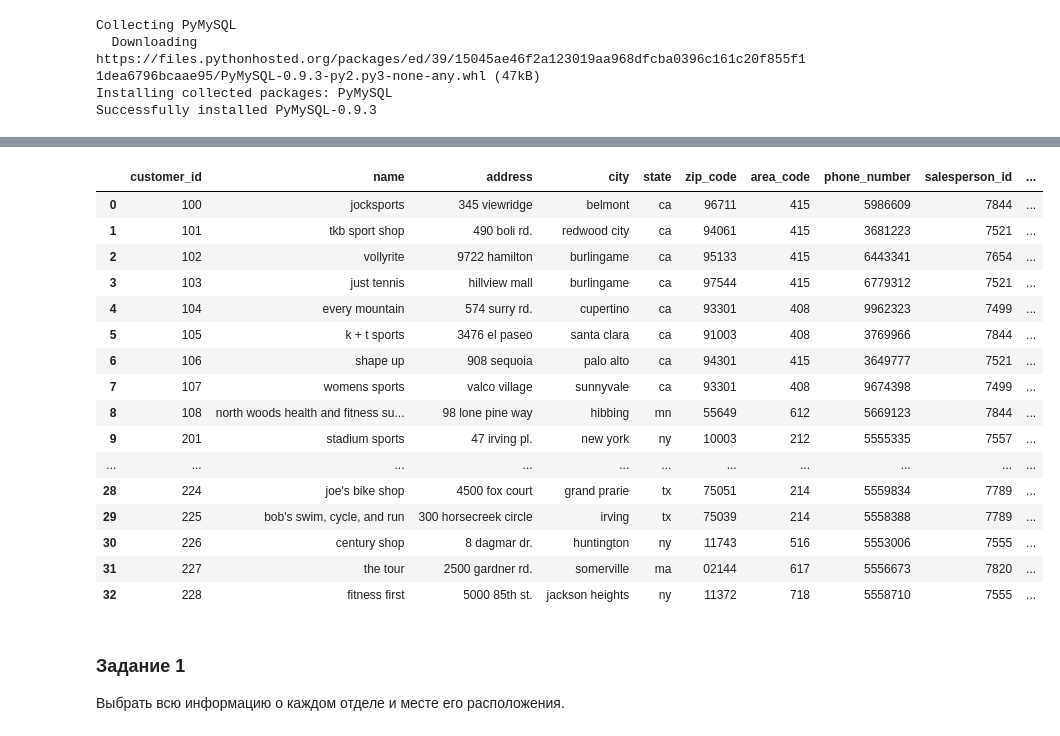
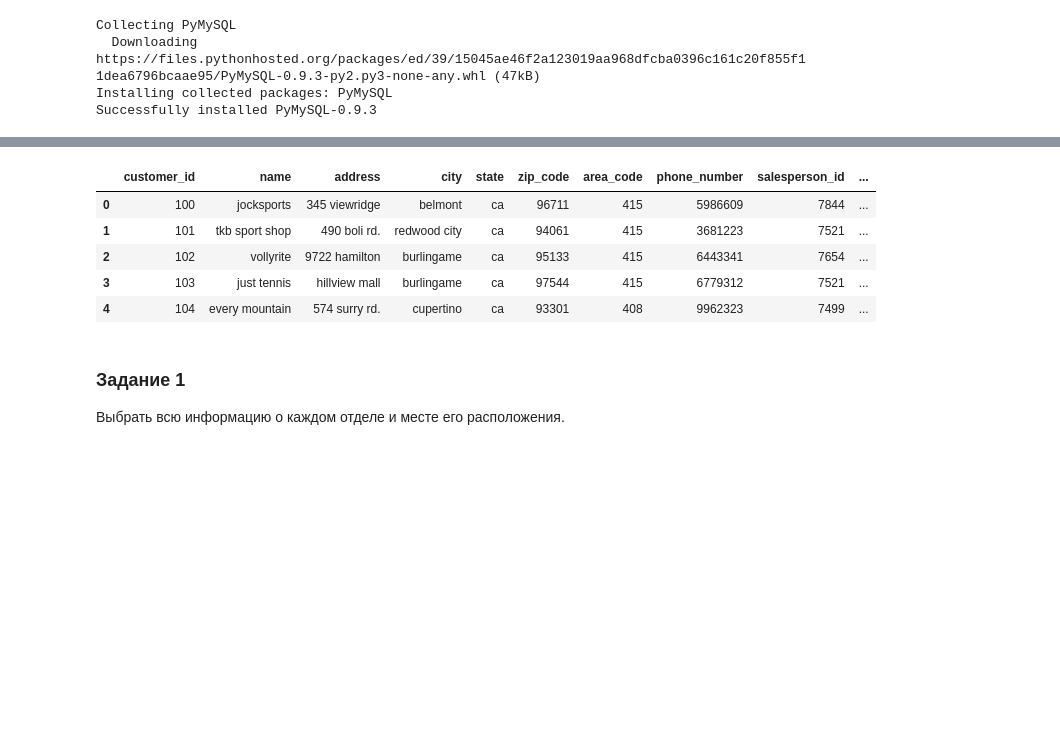
Before and after one commit to theysee/sberbank_reboot, a Jupyter notebook: Поток_3_Практика_к_занятию_5.ipynb, the cells around one changed output, grey strips where cells are left out. Drawn from its saved outputs; the diff is of its cells as text; code cells hidden in the pictures; blank space fills up the shorter version.

```diff
--- a/Поток_3_Практика_к_занятию_5.ipynb
+++ b/Поток_3_Практика_к_занятию_5.ipynb
@@ -31,30 +31,19 @@ import pandas as pd
 # доступны student-ы от 0 до 49
 
 DB_HOST = '89.223.95.235'
-DB_USER = 'student_10'
-DB_USER_PASSWORD = 'student_10'
+DB_USER = 'student_12'
+DB_USER_PASSWORD = 'student_12'
 DB_NAME = 'sample_db'
 # %%
 conn = pymysql.connect(DB_HOST, DB_USER, DB_USER_PASSWORD, DB_NAME)
-pd.read_sql_query("select * from customer", conn)
+pd.read_sql_query("select * from customer", conn).head()
 # %% [output]
 |  | customer_id | name | address | city | state | zip_code | area_code | phone_number | salesperson_id | ... |
 | 0 | 100 | jocksports | 345 viewridge | belmont | ca | 96711 | 415 | 5986609 | 7844 | ... |
 | 1 | 101 | tkb sport shop | 490 boli rd. | redwood city | ca | 94061 | 415 | 3681223 | 7521 | ... |
 | 2 | 102 | vollyrite | 9722 hamilton | burlingame | ca | 95133 | 415 | 6443341 | 7654 | ... |
 | 3 | 103 | just tennis | hillview mall | burlingame | ca | 97544 | 415 | 6779312 | 7521 | ... |
 | 4 | 104 | every mountain | 574 surry rd. | cupertino | ca | 93301 | 408 | 9962323 | 7499 | ... |
-| 5 | 105 | k + t sports | 3476 el paseo | santa clara | ca | 91003 | 408 | 3769966 | 7844 | ... |
-| 6 | 106 | shape up | 908 sequoia | palo alto | ca | 94301 | 415 | 3649777 | 7521 | ... |
-| 7 | 107 | womens sports | valco village | sunnyvale | ca | 93301 | 408 | 9674398 | 7499 | ... |
-| 8 | 108 | north woods health and fitness su... | 98 lone pine way | hibbing | mn | 55649 | 612 | 5669123 | 7844 | ... |
-| 9 | 201 | stadium sports | 47 irving pl. | new york | ny | 10003 | 212 | 5555335 | 7557 | ... |
-| ... | ... | ... | ... | ... | ... | ... | ... | ... | ... | ... |
-| 28 | 224 | joe's bike shop | 4500 fox court | grand prarie | tx | 75051 | 214 | 5559834 | 7789 | ... |
-| 29 | 225 | bob's swim, cycle, and run | 300 horsecreek circle | irving | tx | 75039 | 214 | 5558388 | 7789 | ... |
-| 30 | 226 | century shop | 8 dagmar dr. | huntington | ny | 11743 | 516 | 5553006 | 7555 | ... |
-| 31 | 227 | the tour | 2500 gardner rd. | somerville | ma | 02144 | 617 | 5556673 | 7820 | ... |
-| 32 | 228 | fitness first | 5000 85th st. | jackson heights | ny | 11372 | 718 | 5558710 | 7555 | ... |
 # %% [markdown]
 ### Задание 1
 Выбрать всю информацию о каждом отделе и месте его расположения.
```
Also changed, not shown: parts of 1 cell of this notebook.
